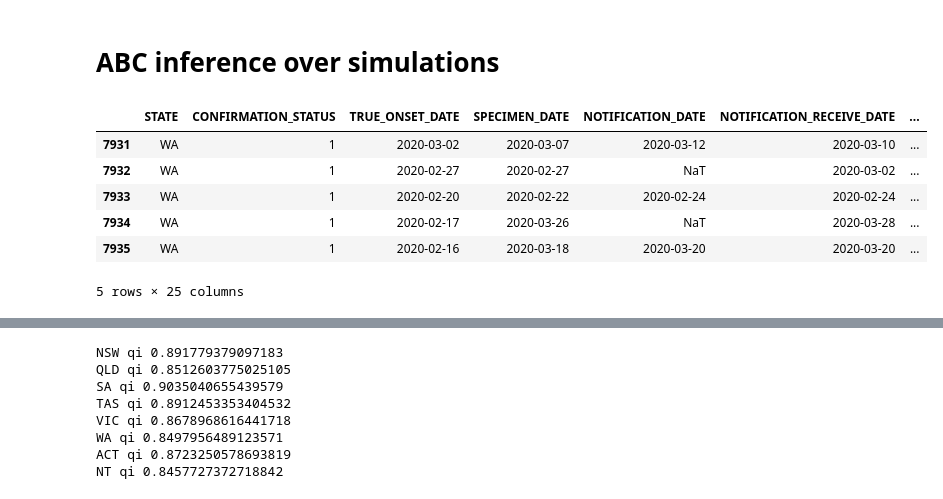
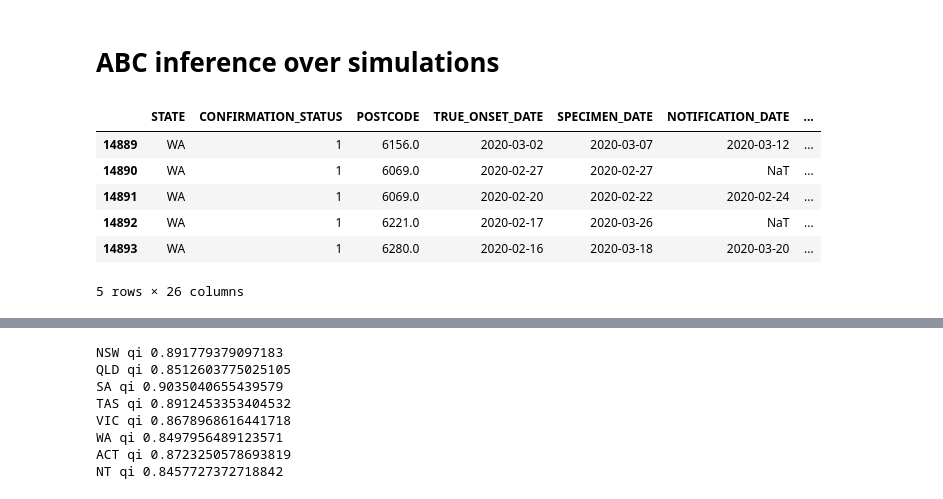
Before and after one commit to tdennisliu/covid19-forecasting-aus, a Jupyter notebook: analysis/abc_inference.ipynb, the cells around one changed output, grey strips where cells are left out. Cells and saved outputs as stored; diff of their text form; code cells hidden in the pictures.

```diff
--- a/analysis/abc_inference.ipynb
+++ b/analysis/abc_inference.ipynb
@@ -223,28 +225,28 @@ def plot_bestsamples(dfs:dict,param:str,prior,states=True, yvalue='metrics',frac
 # %%
 
 from datetime import timedelta
-df = pd.read_excel("../data/COVID-19 UoM 29Jun2020 0900.xlsx",
+df = pd.read_excel("../data/COVID-19 UoM 27Jul2020 0930.xlsx",
                    parse_dates=['SPECIMEN_DATE','NOTIFICATION_DATE','NOTIFICATION_RECEIVE_DATE','TRUE_ONSET_DATE'],
                    dtype= {'PLACE_OF_ACQUISITION':str})
 df.PLACE_OF_ACQUISITION.fillna('00038888',inplace=True) #Fill blanks with simply unknown
 
 df['date_inferred'] = df.TRUE_ONSET_DATE
 df.loc[df.TRUE_ONSET_DATE.isna(),'date_inferred'] = df.loc[df.TRUE_ONSET_DATE.isna()].NOTIFICATION_DATE - timedelta(days=5)
 df.loc[df.date_inferred.isna(),'date_inferred'] = df.loc[df.date_inferred.isna()].NOTIFICATION_RECEIVE_DATE - timedelta(days=1)
 
 df['imported'] = df.PLACE_OF_ACQUISITION.apply(lambda x: 1 if x[-4:]=='8888' and x != '00038888' else 0)
 df['local'] = 1 - df.imported
 
 
 df.tail()
 # %% [output]
-|  | STATE | CONFIRMATION_STATUS | TRUE_ONSET_DATE | SPECIMEN_DATE | NOTIFICATION_DATE | NOTIFICATION_RECEIVE_DATE | ... |
-| 7931 | WA | 1 | 2020-03-02 | 2020-03-07 | 2020-03-12 | 2020-03-10 | ... |
-| 7932 | WA | 1 | 2020-02-27 | 2020-02-27 | NaT | 2020-03-02 | ... |
-| 7933 | WA | 1 | 2020-02-20 | 2020-02-22 | 2020-02-24 | 2020-02-24 | ... |
-| 7934 | WA | 1 | 2020-02-17 | 2020-03-26 | NaT | 2020-03-28 | ... |
-| 7935 | WA | 1 | 2020-02-16 | 2020-03-18 | 2020-03-20 | 2020-03-20 | ... |
+|  | STATE | CONFIRMATION_STATUS | POSTCODE | TRUE_ONSET_DATE | SPECIMEN_DATE | NOTIFICATION_DATE | ... |
+| 14889 | WA | 1 | 6156.0 | 2020-03-02 | 2020-03-07 | 2020-03-12 | ... |
+| 14890 | WA | 1 | 6069.0 | 2020-02-27 | 2020-02-27 | NaT | ... |
+| 14891 | WA | 1 | 6069.0 | 2020-02-20 | 2020-02-22 | 2020-02-24 | ... |
+| 14892 | WA | 1 | 6221.0 | 2020-02-17 | 2020-03-26 | NaT | ... |
+| 14893 | WA | 1 | 6280.0 | 2020-02-16 | 2020-03-18 | 2020-03-20 | ... |
-5 rows × 25 columns
+5 rows × 26 columns
 # %%
 df_cases_state_time = df.groupby(['STATE','date_inferred'])[['imported','local']].sum()
 df_cases_state_time.reset_index(inplace=True)
```
Also changed, not shown: parts of 4 cells of this notebook.
